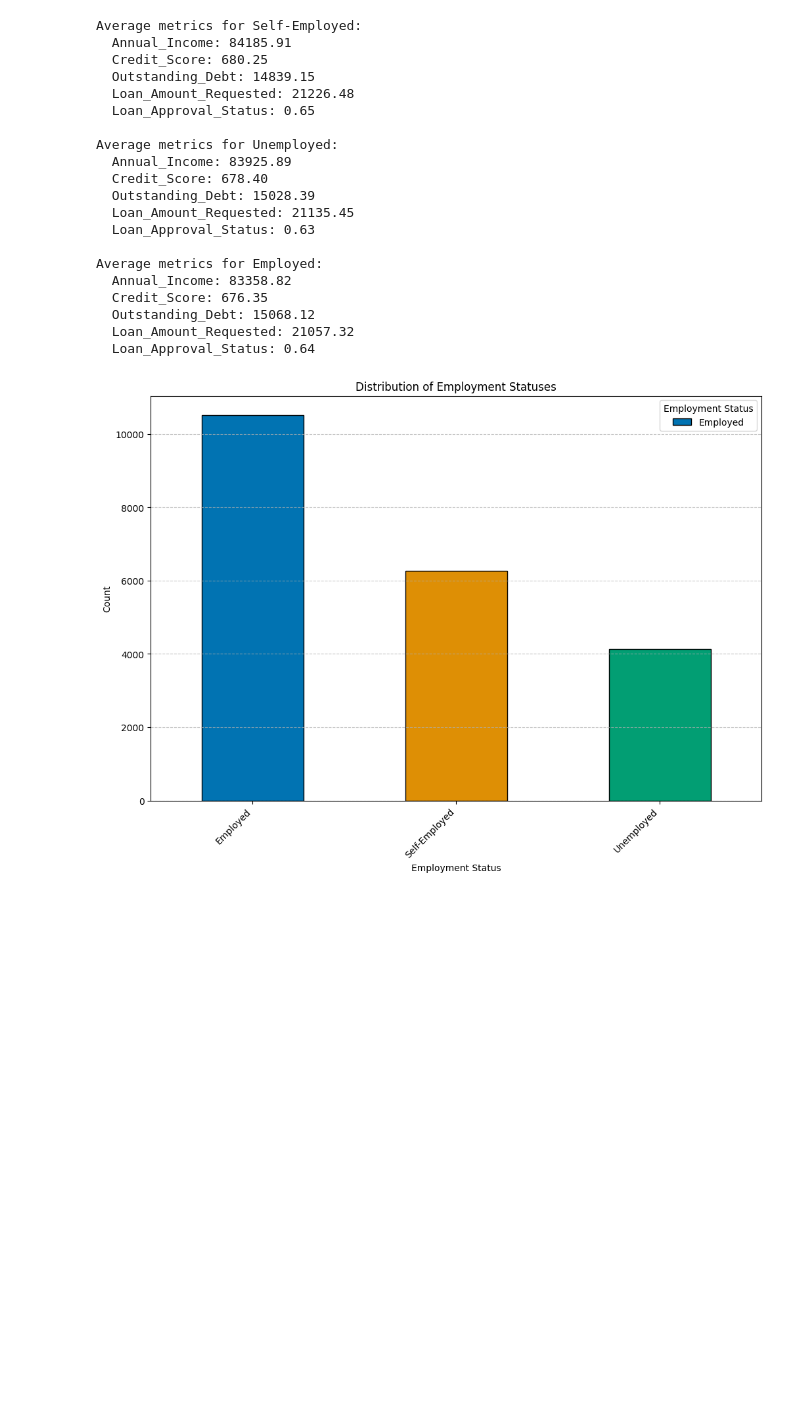
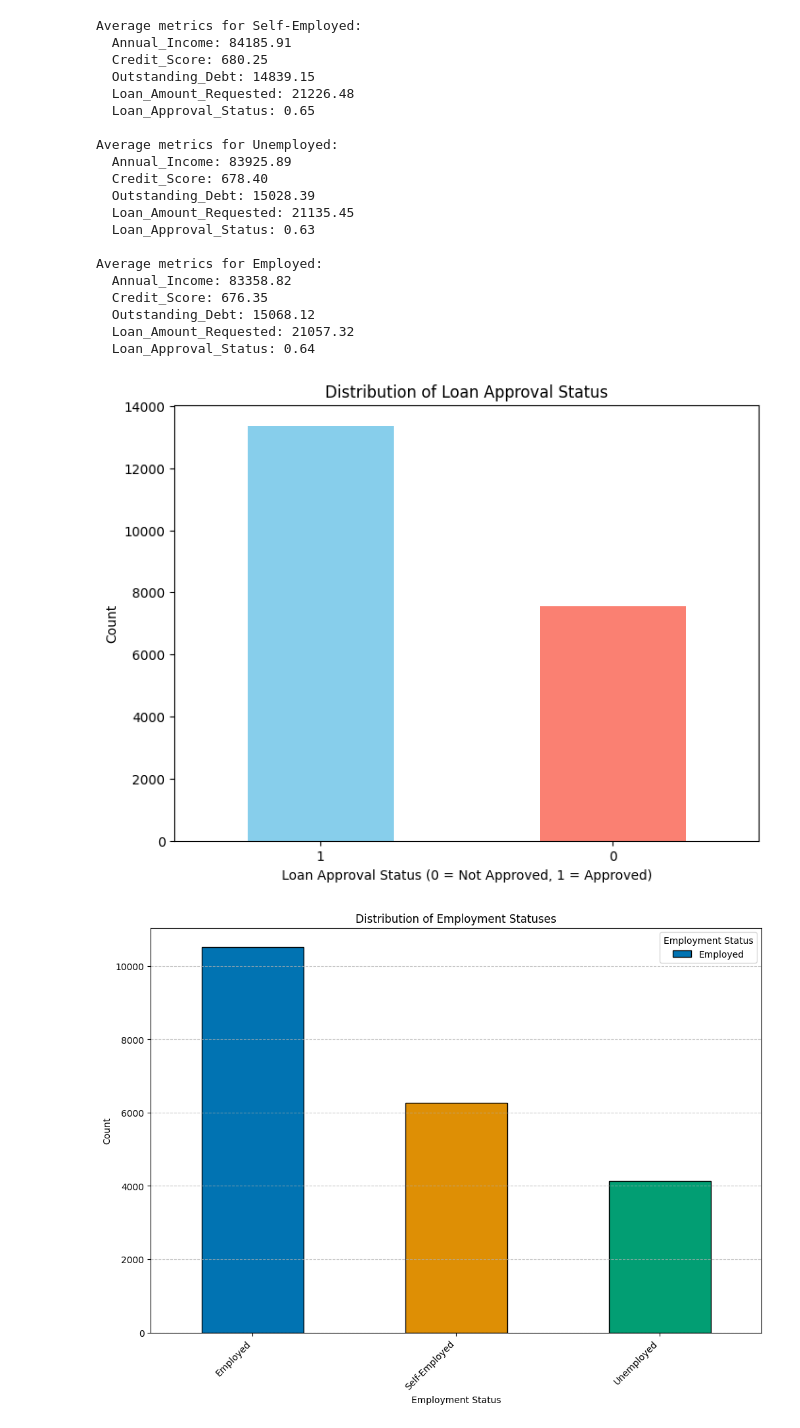
Before and after one commit to Harithelamin/ACIT4620-24H-G6, a Jupyter notebook: main.ipynb, the cells around one changed output. Cells and saved outputs as stored; diff of their text form; code cells hidden in the pictures; blank space fills up the shorter version.

```diff
--- a/main.ipynb
+++ b/main.ipynb
@@ -77,6 +77,19 @@ Average metrics for Employed:
   Outstanding_Debt: 15068.12
   Loan_Amount_Requested: 21057.32
   Loan_Approval_Status: 0.64
+# %%
+loan_approval_counts = df['Loan_Approval_Status'].value_counts()
+
+# Plotting the counts of loan approval statuses
+plt.figure(figsize=(8, 6))
+loan_approval_counts.plot(kind='bar', color=['skyblue', 'salmon'])
+plt.title('Distribution of Loan Approval Status')
+plt.xlabel('Loan Approval Status (0 = Not Approved, 1 = Approved)')
+plt.ylabel('Count')
+plt.xticks(rotation=0)
+plt.show()
+# %% [output]
+[figure, added]
 # %%
 # Set seaborn colorblind palette
 sns.set_palette("colorblind")
```
Also changed, not shown: 4 other files.
